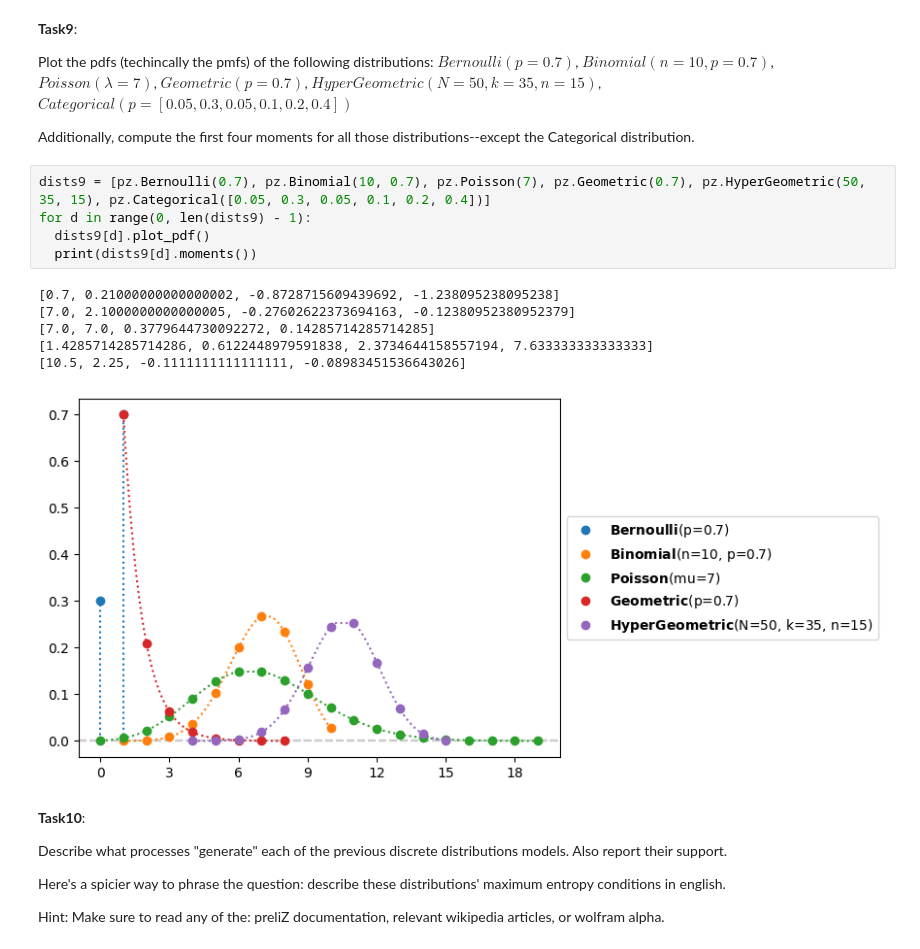
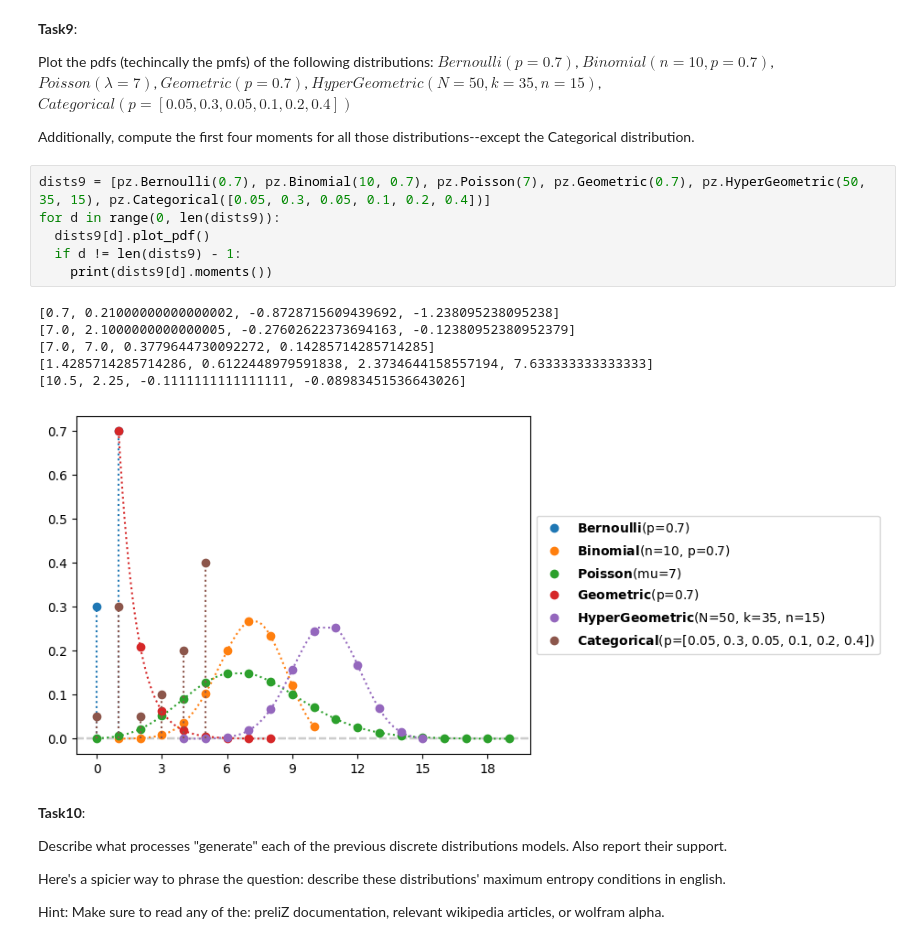
Before and after one commit to jacksone1/DataSci, a Jupyter notebook: Copy_of_Unit3ExercisesSF.ipynb, the cells around one changed output. Saved outputs shown, nothing was run; the diff lists cells and outputs as text.

```diff
--- a/Copy_of_Unit3ExercisesSF.ipynb
+++ b/Copy_of_Unit3ExercisesSF.ipynb
@@ -192,16 +192,17 @@ Plot the pdfs (techincally the pmfs) of the following distributions: $Bernoulli(
 Additionally, compute the first four moments for all those distributions--except the Categorical distribution.
 # %%
 dists9 = [pz.Bernoulli(0.7), pz.Binomial(10, 0.7), pz.Poisson(7), pz.Geometric(0.7), pz.HyperGeometric(50, 35, 15), pz.Categorical([0.05, 0.3, 0.05, 0.1, 0.2, 0.4])]
-for d in range(0, len(dists9) - 1):
+for d in range(0, len(dists9)):
   dists9[d].plot_pdf()
-  print(dists9[d].moments())
+  if d != len(dists9) - 1:
+    print(dists9[d].moments())
 # %% [output]
 [0.7, 0.21000000000000002, -0.8728715609439692, -1.238095238095238]
 [7.0, 2.1000000000000005, -0.27602622373694163, -0.12380952380952379]
 [7.0, 7.0, 0.3779644730092272, 0.14285714285714285]
 [1.4285714285714286, 0.6122448979591838, 2.3734644158557194, 7.633333333333333]
 [10.5, 2.25, -0.1111111111111111, -0.08983451536643026]
-[figure, old version]
+[figure, new version]
 # %% [markdown]
 **Task10**:
 
```
Also changed, not shown: parts of 1 cell of this notebook.
